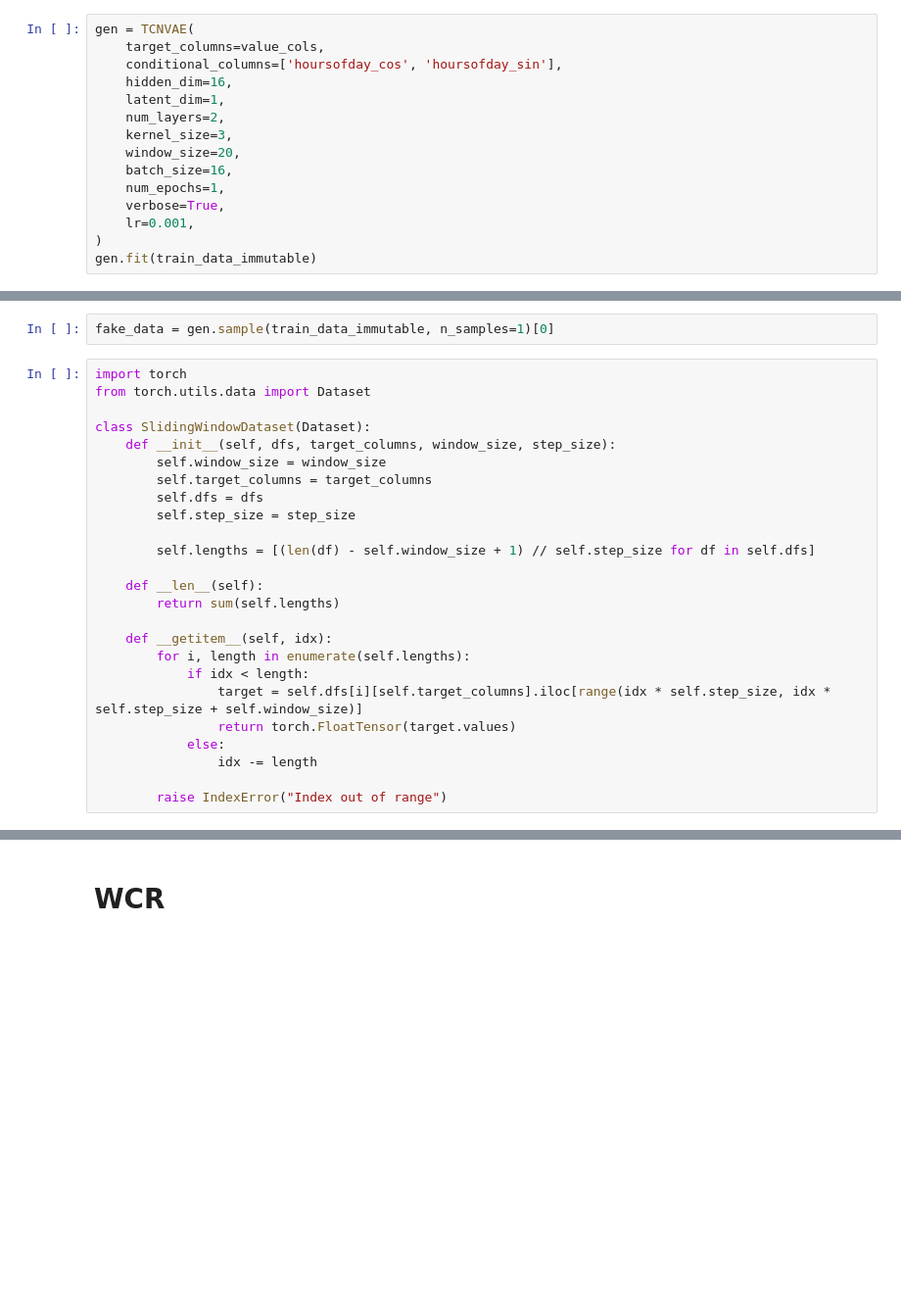
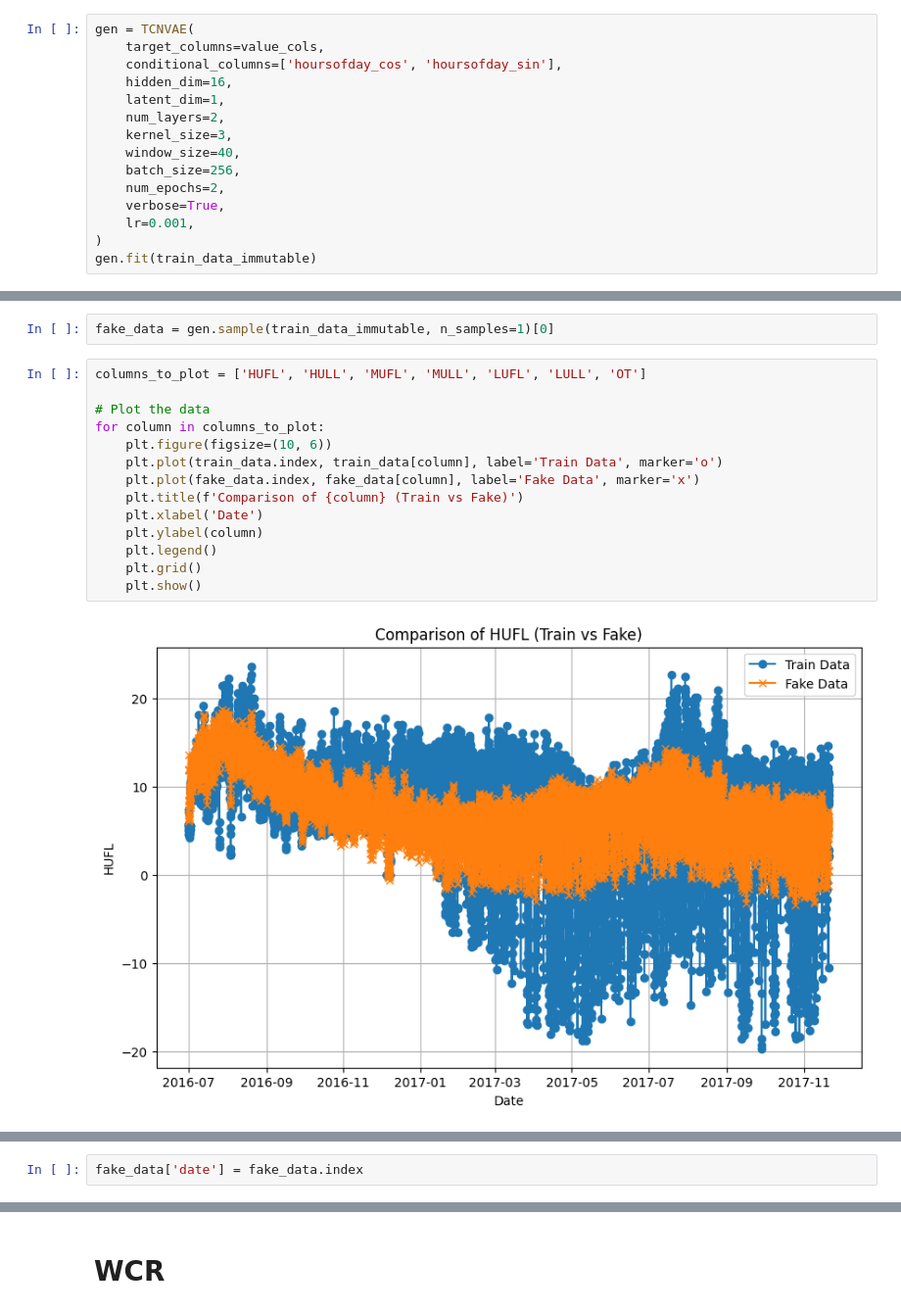
Before and after one commit to BurykinaA/wcr-for-ts-augmentations, a Jupyter notebook: experiments.ipynb, the cells around one changed output, grey strips where cells are left out. Shown at 98% size. Cells and saved outputs as stored; diff of their text form; blank space fills up the shorter version.

```diff
--- a/experiments.ipynb
+++ b/experiments.ipynb
@@ -296,9 +628,9 @@ gen = TCNVAE(
     latent_dim=1,
     num_layers=2,
     kernel_size=3,
-    window_size=20,
-    batch_size=16,
-    num_epochs=1,
+    window_size=40,
+    batch_size=256,
+    num_epochs=2,
     verbose=True,
     lr=0.001,
 )
@@ -341,28 +674,19 @@ plt.show()
 conditional
 # %%
 fake_data = gen.sample(train_data_immutable, n_samples=1)[0]
-# %%
-import torch
-from torch.utils.data import Dataset
-
-class SlidingWindowDataset(Dataset):
-    def __init__(self, dfs, target_columns, window_size, step_size):
-        self.window_size = window_size
-        self.target_columns = target_columns
-        self.dfs = dfs
-        self.step_size = step_size
-
-        self.lengths = [(len(df) - self.window_size + 1) // self.step_size for df in self.dfs]
-
-    def __len__(self):
-        return sum(self.lengths)
-
-    def __getitem__(self, idx):
-        for i, length in enumerate(self.lengths):
-            if idx < length:
-                target = self.dfs[i][self.target_columns].iloc[range(idx * self.step_size, idx * self.step_size + self.window_size)]
-                return torch.FloatTensor(target.values)
-            else:
-                idx -= length
-
-        raise IndexError("Index out of range")
+# %%
+columns_to_plot = ['HUFL', 'HULL', 'MUFL', 'MULL', 'LUFL', 'LULL', 'OT']
+
+# Plot the data
+for column in columns_to_plot:
+    plt.figure(figsize=(10, 6))
+    plt.plot(train_data.index, train_data[column], label='Train Data', marker='o')
+    plt.plot(fake_data.index, fake_data[column], label='Fake Data', marker='x')
+    plt.title(f'Comparison of {column} (Train vs Fake)')
+    plt.xlabel('Date')
+    plt.ylabel(column)
+    plt.legend()
+    plt.grid()
+    plt.show()
+# %% [output]
+[figure, added]
@@ -368,0 +699,2 @@ class SlidingWindowDataset(Dataset):
+# %%
+fake_data['date'] = fake_data.index
```
Also changed, not shown: parts of 60 cells of this notebook, 2 other files.
